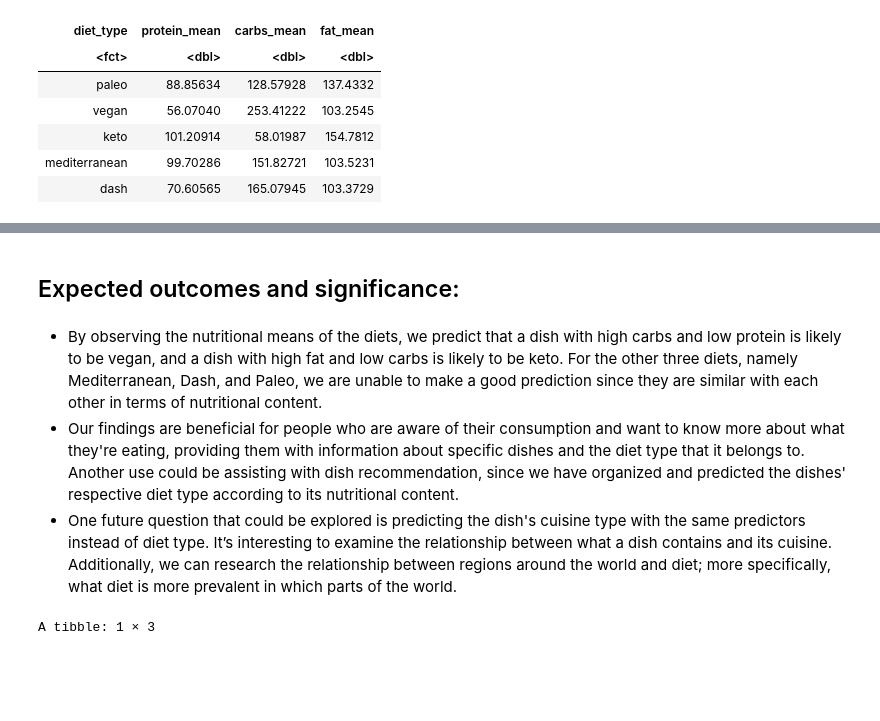
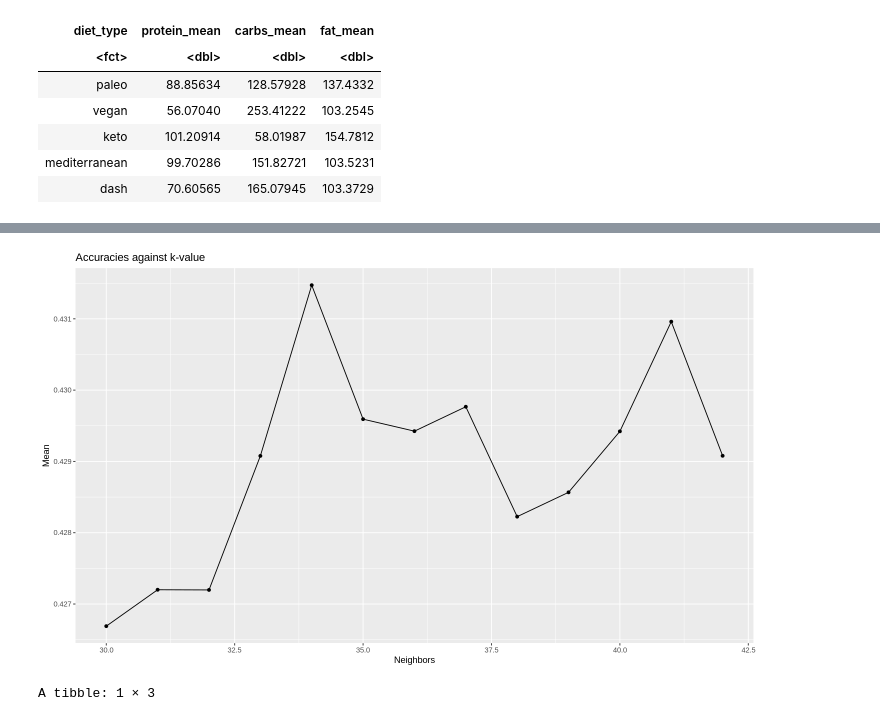
Before and after one commit to mwang516/Foodies, a Jupyter notebook: DSCI 100 Group 10 Project Proposal.ipynb, the cells around one changed output, grey strips where cells are left out. Cells and saved outputs as stored; diff of their text form; code cells hidden in the pictures; blank space fills up the shorter version.

```diff
--- a/DSCI 100 Group 10 Project Proposal.ipynb
+++ b/DSCI 100 Group 10 Project Proposal.ipynb
@@ -172,34 +171,36 @@ diets_fat_plot
-# %% [markdown]
-## Expected outcomes and significance:
-# %% [markdown]
-- By observing the nutritional means of the diets, we predict that a dish with high carbs and low protein is likely to be vegan, and a dish with high fat and low carbs is likely to be keto. For the other three diets, namely Mediterranean, Dash, and Paleo, we are unable to make a good prediction since they are similar with each other in terms of nutritional content.
-- Our findings are beneficial for people who are aware of their consumption and want to know more about what they're eating, providing them with information about specific dishes and the diet type that it belongs to. Another use could be assisting with dish recommendation, since we have organized and predicted the dishes' respective diet type according to its nutritional content.
-- One future question that could be explored is predicting the dish's cuisine type with the same predictors instead of diet type. It’s interesting to examine the relationship between what a dish contains and its cuisine. Additionally, we can research the relationship between regions around the world and diet; more specifically, what diet is more prevalent in which parts of the world.
 # %%
 set.seed(69)
-# v-fold analysis and plot
+options(repr.plot.width = 12, repr.plot.height = 7)
+# Here we are doing a 5-fold analysis to determine the best k-value for our classification process
+
+# Recipe for standardizing our data
 diets_recipe <- recipe(diet_type~., data = diets_train) |>
   step_scale(all_predictors()) |>
   step_center(all_predictors())
 
 diets_spec <- nearest_neighbor(weight_func = "rectangular", neighbors = tune()) |>
   set_engine("kknn") |>
   set_mode("classification")
 
 diets_vfold <- vfold_cv(diets_train, v = 5, strata = diet_type)
 
+# v-fold workflow
 knn_tune_fit <- workflow() |>
 	add_recipe(diets_recipe) |>
 	add_model(diets_spec) |>
 	tune_grid(resamples = diets_vfold, grid =  tibble(neighbors = c(seq(from = 30, to = 42, by = 1)))) |>
     collect_metrics() |>
     filter(.metric == "accuracy")
 
+# Here we are plotting the results of the accuracies from the 5-fold analysis to find the best k-value
 knn_plot <- ggplot(knn_tune_fit, aes(x = neighbors, y = mean)) +
     geom_point() +
     geom_line() +
-    labs(x = "Neighbors", y = "Mean")
+    labs(x = "Neighbors", y = "Mean") +
+    ggtitle("Accuracies against k-value")
 knn_plot
+# %% [output]
+[figure, added]
 # %%
 # classification process
 best_k <- 34 # the k-value with the highest accuracy from the plot above
```
Also changed, not shown: parts of 14 cells of this notebook.
